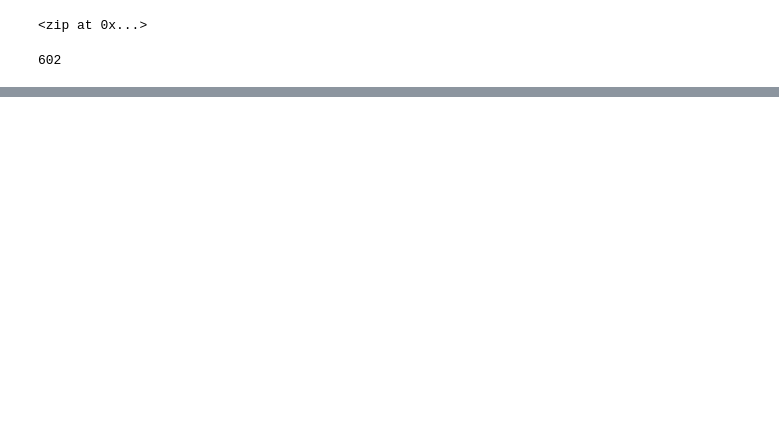
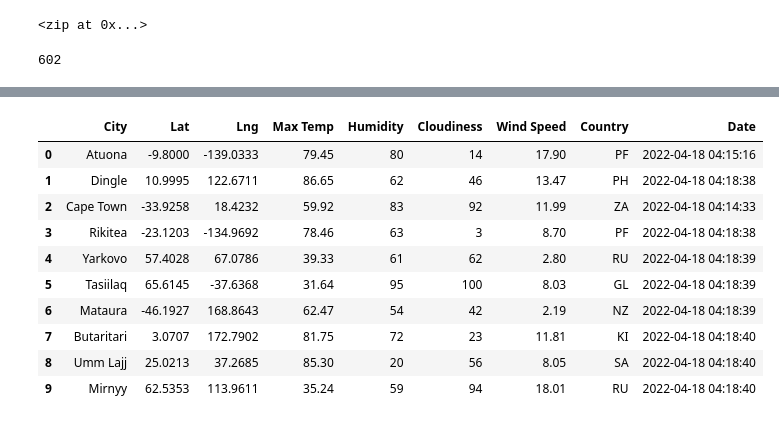
Before and after one commit to harshmalhotraa/World_Weather_Analysis, a Jupyter notebook: WeatherPy.ipynb, the cells around one changed output, grey strips where cells are left out. Drawn from its saved outputs; the diff is of its cells as text; code cells hidden in the pictures; blank space fills up the shorter version.

```diff
--- a/WeatherPy.ipynb
+++ b/WeatherPy.ipynb
@@ -33,0 +40,3 @@ len(cities)
+# %%
+# Starting URL for Weather Map API Call.
+url = "http://api.openweathermap.org/data/2.5/weather?units=Imperial&APPID=" + weather_api_key
@@ -33,0 +127,16 @@ len(cities)
+# %%
+# Convert the array of dictionaries to a Pandas DataFrame.
+city_data_df = pd.DataFrame(city_data)
+city_data_df.head(10)
+# %% [output]
+|  | City | Lat | Lng | Max Temp | Humidity | Cloudiness | Wind Speed | Country | Date |
+| 0 | Atuona | -9.8000 | -139.0333 | 79.45 | 80 | 14 | 17.90 | PF | 2022-04-18 04:15:16 |
+| 1 | Dingle | 10.9995 | 122.6711 | 86.65 | 62 | 46 | 13.47 | PH | 2022-04-18 04:18:38 |
+| 2 | Cape Town | -33.9258 | 18.4232 | 59.92 | 83 | 92 | 11.99 | ZA | 2022-04-18 04:14:33 |
+| 3 | Rikitea | -23.1203 | -134.9692 | 78.46 | 63 | 3 | 8.70 | PF | 2022-04-18 04:18:38 |
+| 4 | Yarkovo | 57.4028 | 67.0786 | 39.33 | 61 | 62 | 2.80 | RU | 2022-04-18 04:18:39 |
+| 5 | Tasiilaq | 65.6145 | -37.6368 | 31.64 | 95 | 100 | 8.03 | GL | 2022-04-18 04:18:39 |
+| 6 | Mataura | -46.1927 | 168.8643 | 62.47 | 54 | 42 | 2.19 | NZ | 2022-04-18 04:18:39 |
+| 7 | Butaritari | 3.0707 | 172.7902 | 81.75 | 72 | 23 | 11.81 | KI | 2022-04-18 04:18:40 |
+| 8 | Umm Lajj | 25.0213 | 37.2685 | 85.30 | 20 | 56 | 8.05 | SA | 2022-04-18 04:18:40 |
+| 9 | Mirnyy | 62.5353 | 113.9611 | 35.24 | 59 | 94 | 18.01 | RU | 2022-04-18 04:18:40 |
```
Also changed, not shown: parts of 5 cells of this notebook, 3 other files.
